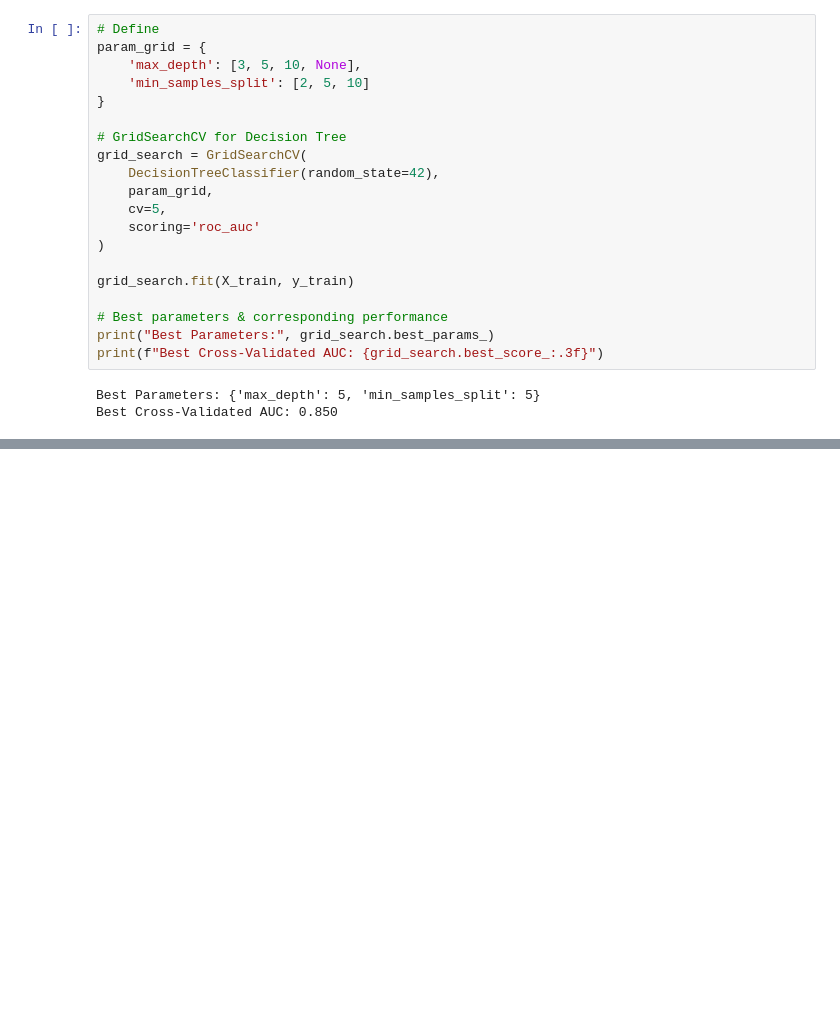
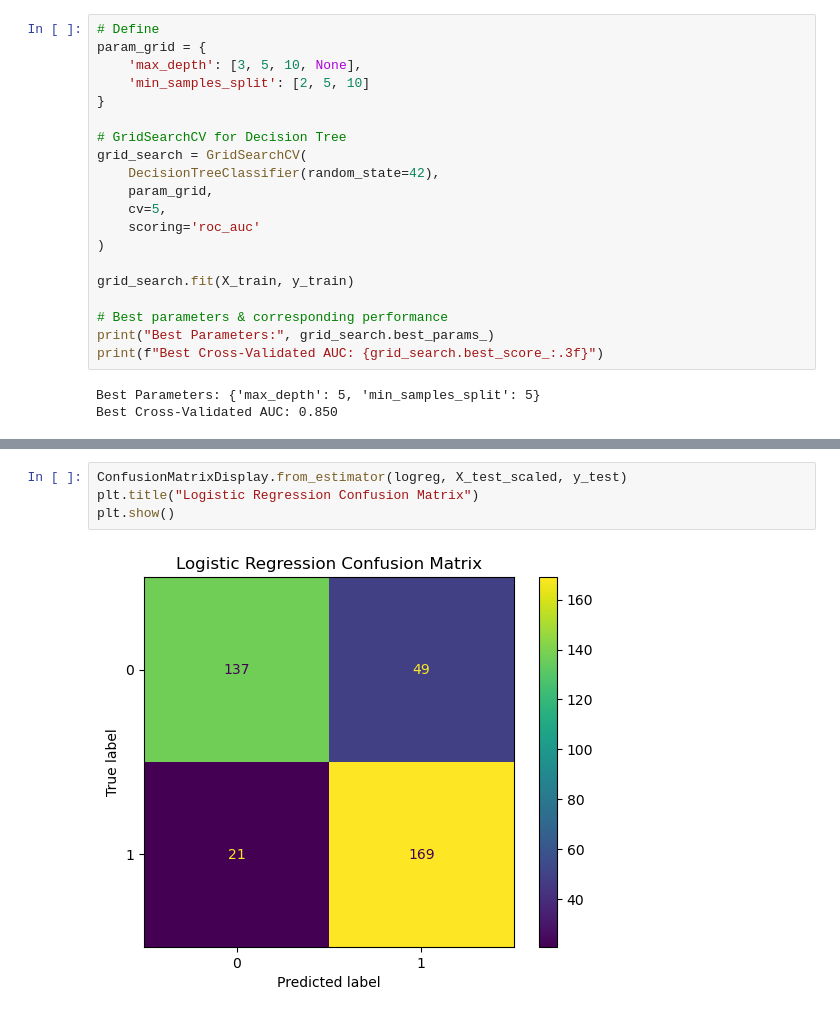
Before and after one commit to sdwyersec/Mental-Health-Treatment-Prediction, a Jupyter notebook: assignment2.ipynb, the cells around one changed output, grey strips where cells are left out. Drawn from its saved outputs; the diff is of its cells as text; blank space fills up the shorter version.

```diff
--- a/assignment2.ipynb
+++ b/assignment2.ipynb
@@ -485,0 +528,6 @@ display(results.round(3))
+# %%
+ConfusionMatrixDisplay.from_estimator(logreg, X_test_scaled, y_test)
+plt.title("Logistic Regression Confusion Matrix")
+plt.show()
+# %% [output]
+[figure, added]
```
Also changed, not shown: parts of 37 cells of this notebook.
